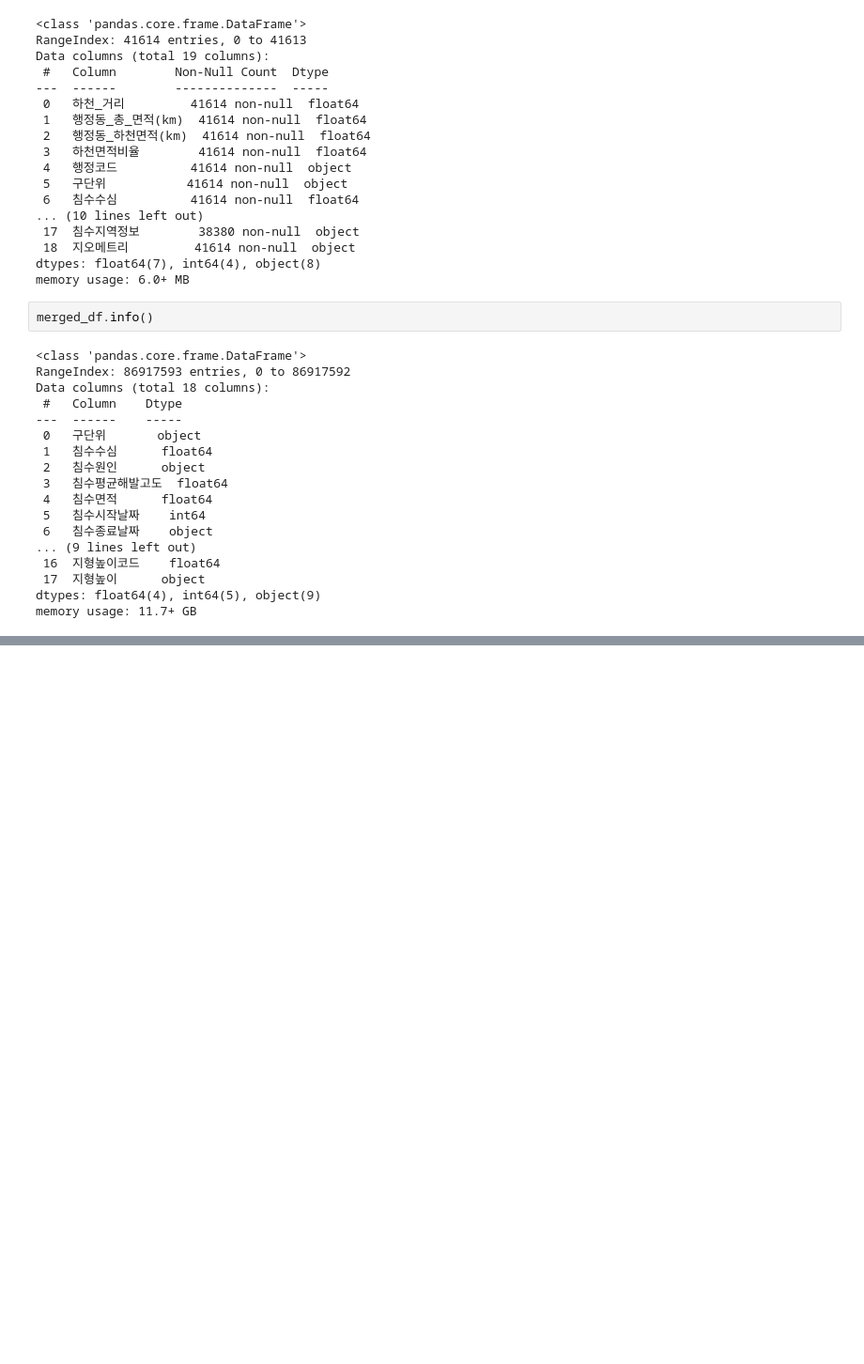
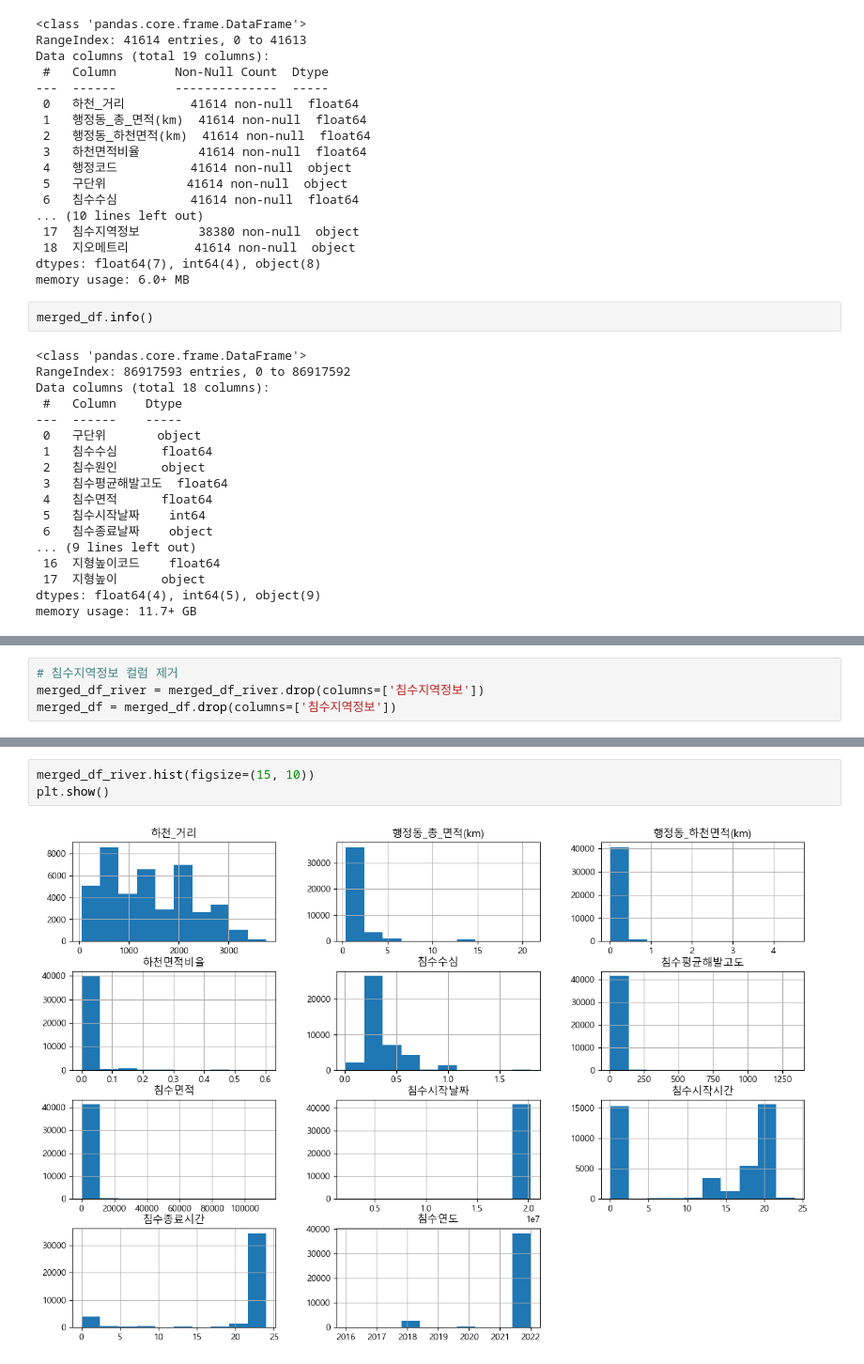
Before and after one commit to Choiinwoo401/Final_Project, a Jupyter notebook: 남수형/침수와지형데이터분석.ipynb, the cells around one changed output, grey strips where cells are left out. Shown at 94% size. Saved outputs shown, nothing was run; the diff lists cells and outputs as text; blank space fills up the shorter version.

```diff
--- a/남수형/침수와지형데이터분석.ipynb
+++ b/남수형/침수와지형데이터분석.ipynb
@@ -1024,0 +1116,4 @@ memory usage: 11.7+ GB
+# %%
+# 침수지역정보 컬럼 제거
+merged_df_river = merged_df_river.drop(columns=['침수지역정보'])
+merged_df = merged_df.drop(columns=['침수지역정보'])
@@ -1024,0 +1160,5 @@ memory usage: 11.7+ GB
+# %%
+merged_df_river.hist(figsize=(15, 10))
+plt.show()
+# %% [output]
+[figure, added]
```
Also changed, not shown: parts of 19 cells of this notebook.
